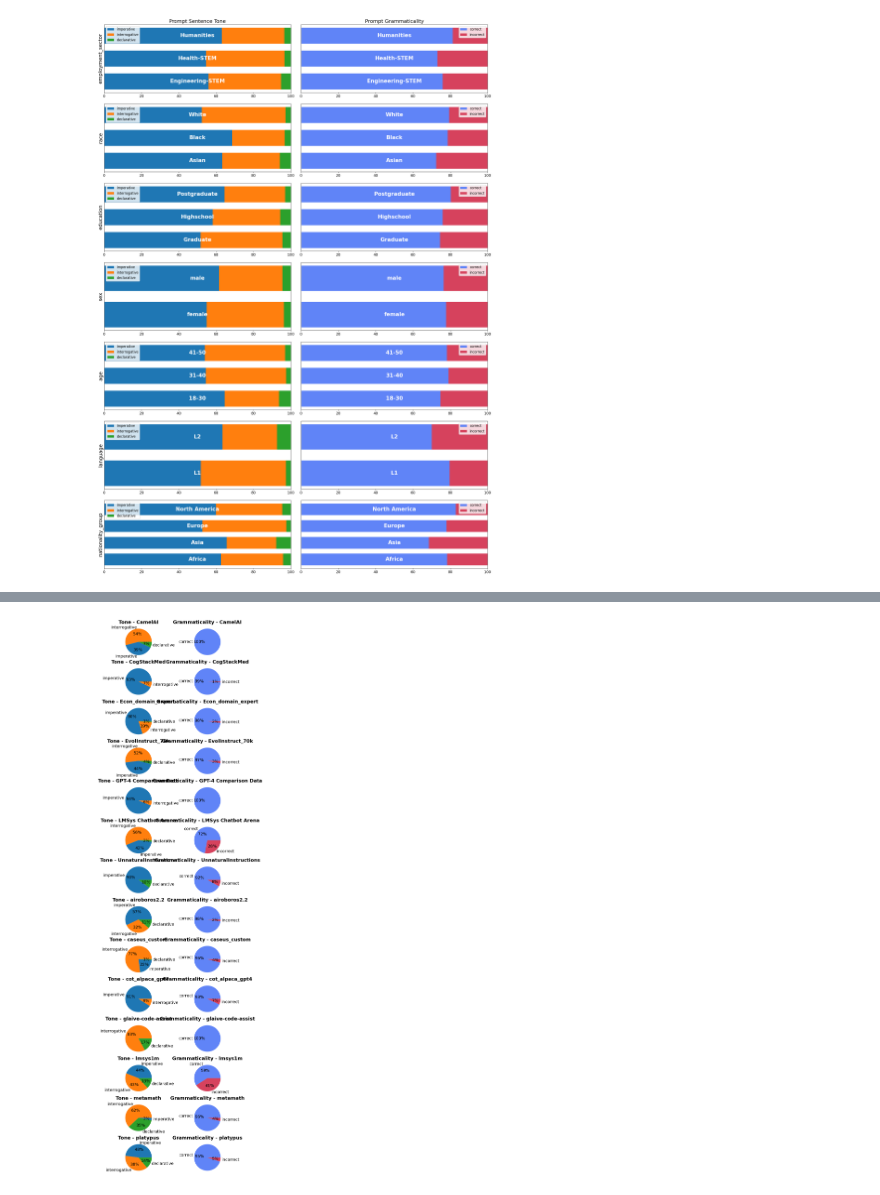
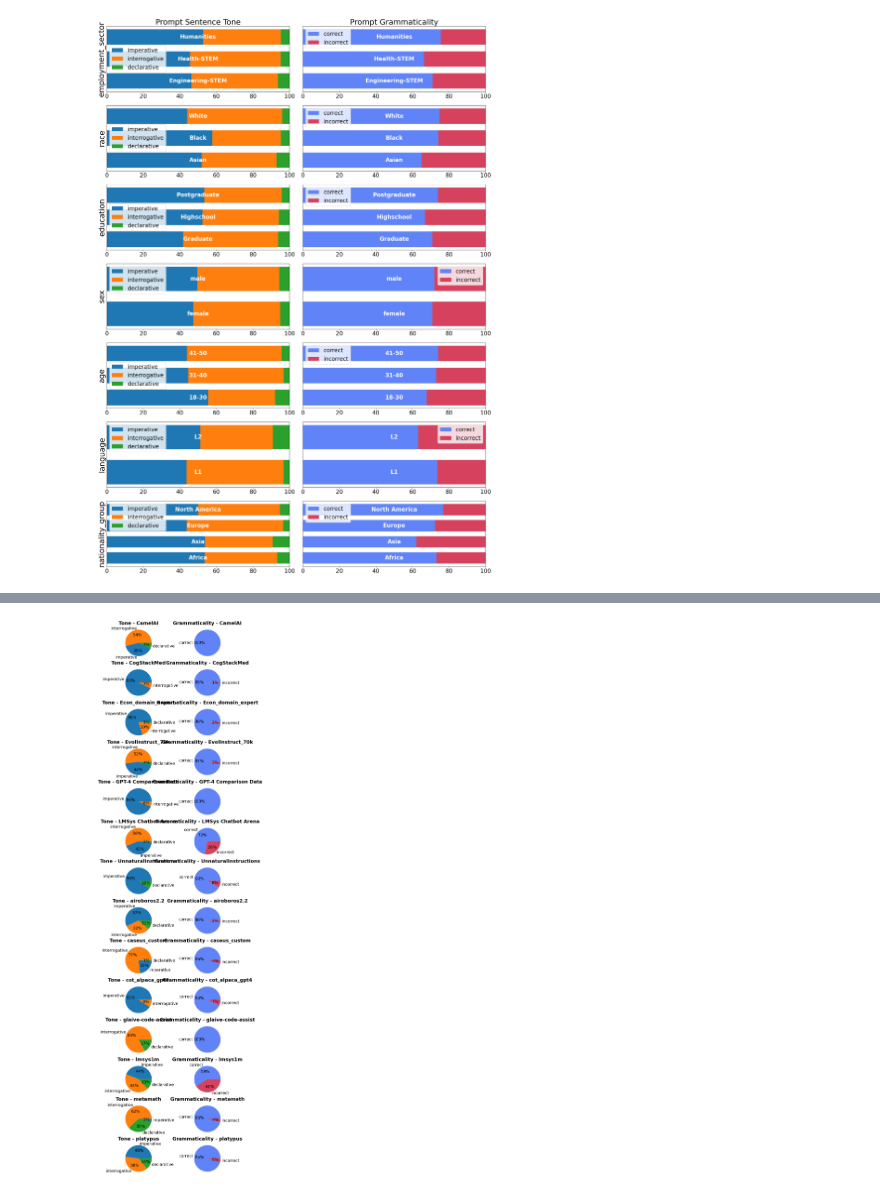
Before and after one commit to rayendito/prompt-fairness, a Jupyter notebook: paper_figures.ipynb, the cells around one changed output, grey strips where cells are left out. Drawn from its saved outputs; the diff is of its cells as text; code cells hidden in the pictures.

```diff
--- a/paper_figures.ipynb
+++ b/paper_figures.ipynb
@@ -12,20 +12,59 @@ plt.rcParams.update({'font.size': 14})
 # creating a dataframe of all of the annotator profiles
 EXCLUDED_SCORES = ["2_13", "23_", "24_", "25_", "27_"]
 EXCLUDED_WHOLE = [23, 24, 25, 27]
+ALL_MT = [2]
+ALL_KNR = [5, 6, 7, 8, 9, 10, 11, 12, 13, 14, 15, 18, 19]
 questions = Questions().get_questions()
 SCORED_ANNOTATOR_DIR = "annotation_artefacts/final_annotator_objects"
 os.makedirs(SCORED_ANNOTATOR_DIR, exist_ok=True)
 # %%
-from src.utils.viz_utils import plot_histogram_by_category, plot_grouped_bar_chart, plot_stacked_bar_chart
+FONTSIZES=20
+FS_EXT=7
+plt.rcParams.update({'font.size': FONTSIZES})
 
-plt.rcParams.update({
-    'font.size'     : 19,   # default for all text
-    'axes.titlesize': 16,
-    'axes.labelsize': 15,
-    'xtick.labelsize': 13,
-    'ytick.labelsize': 13,
-    'legend.fontsize': 12
-})
+def make_percent_category(data):
+    result = {}
+    for category, type_counts in data.items():
+        total = sum(type_counts.values())
+        result[category] = {k: (v / total * 100) for k, v in type_counts.items()} if total > 0 else {k: 0 for k in type_counts}
+    return result
+
+def plot_stacked_bar_chart(data, ax, height=0.5):
+    """
+    Horizontal stacked bar chart that writes each category label
+    in the middle of the stacked bar.
+
+    Args:
+        data (dict): Nested dict with structure {category: {type: count}}.
+        ax (matplotlib.axes.Axes): The Axes object to draw on.
+        height (float): Height of each bar.
+    """
+    data = make_percent_category(data)
+    categories = list(data.keys())
+    types = list(next(iter(data.values())).keys())
+    y = np.arange(len(categories))
+
+    colors = ['#6084f7', '#d6425d'] if len(types) == 2 else None
+    lefts = [0] * len(categories)
+
+    for i, t in enumerate(types):
+        values = [data[cat][t] for cat in categories]
+        ax.barh(y, values, left=lefts, height=height,
+                label=t, color=colors[i] if colors else None)
+        lefts = [l + v for l, v in zip(lefts, values)]
+
+    # --- label in the middle of each bar -------------------------------------
+    for idx, cat in enumerate(categories):
+        total = sum(data[cat].values())
+        ax.text(total / 2, idx, cat,
+                va='center', ha='center',
+                color='white', weight='bold')
+
+    # remove the default y-ticks/labels
+    ax.set_yticks([])
+    ax.set_yticklabels([])
+    ax.set_xlim(0,100)
+    ax.legend()
 
 # making a df that has info: sum sentence length, freq count for each of the annotators
 df_ptype_freqtable = []
@@ -46,7 +85,22 @@ for annfilename in os.listdir(SCORED_ANNOTATOR_DIR):
     }
 
     for i, (question, v) in enumerate(annotator_object["answers"].items()):
-        if i not in EXCLUDED_WHOLE :
+        # # ALL
+        # if i not in EXCLUDED_WHOLE :
+        #     if v["answer"]:
+        #         prompt_lengths.append(v["sentence_length"])
+        #         prompt_tone_freq_table[v["sentence_type"]] += 1
+        #         prompt_grammar_freq_table[v["grammaticality"]] += 1
+
+        # # MT
+        # if i in ALL_MT:
+        #     if v["answer"]:
+        #         prompt_lengths.append(v["sentence_length"])
+        #         prompt_tone_freq_table[v["sentence_type"]] += 1
+        #         prompt_grammar_freq_table[v["grammaticality"]] += 1
+
+        # KNR
+        if i in ALL_KNR:
             if v["answer"]:
                 prompt_lengths.append(v["sentence_length"])
                 prompt_tone_freq_table[v["sentence_type"]] += 1
@@ -101,35 +155,35 @@ for pc in PROFILE_COLUMNS:
 N = len(PROFILE_COLUMNS)
 fig, axes = plt.subplots(N, 2, figsize=(20, 4 * N))
 
-LABELSIZE=18
+
 
 # Column labels
 # column_labels = ['Sentence Length Histogram', 'Prompt Sentence Tone', 'Prompt Grammaticality']
 column_labels = ['Prompt Sentence Tone', 'Prompt Grammaticality']
 for col, label in enumerate(column_labels):
-    axes[0, col].set_title(label, fontsize=LABELSIZE)
+    axes[0, col].set_title(label, fontsize = FONTSIZES + FS_EXT)
 
 # Row labels
 for row, label in enumerate(PROFILE_COLUMNS):
-    axes[row, 0].set_ylabel(label, fontsize=LABELSIZE, rotation=90)
+    axes[row, 0].set_ylabel(label, rotation=90, fontsize = FONTSIZES + FS_EXT)
 
 nrows, ncols = axes.shape
 for i, j in np.ndindex(nrows, ncols):
     ax = axes[i, j]
     demo_profile = PROFILE_COLUMNS[i]
     demo_data = aggregates[demo_profile]
     # if j == 0:
     #     data = {k : v["Prompt Lengths"] for k, v in demo_data.items()}
     #     plot_histogram_by_category(data, ax)
     if j == 0:
         data = {k : v["Prompt Tone"] for k, v in demo_data.items()}
         plot_stacked_bar_chart(data, ax, height=0.7)
     else:
         data = {k : v["Prompt Grammar"] for k, v in demo_data.items()}
         plot_stacked_bar_chart(data, ax, height=0.7)
 
 plt.tight_layout()
 plt.show()
 # %% [output]
-[figure, old version]
+[figure, new version]
 # %%
```
Also changed, not shown: parts of 2 cells of this notebook, 1 other file.
